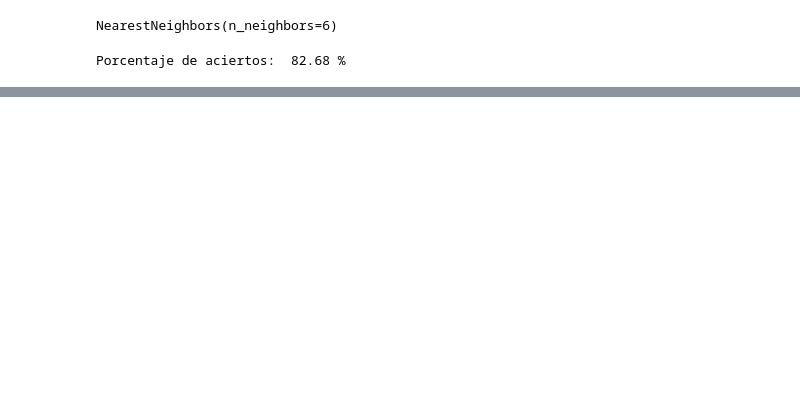
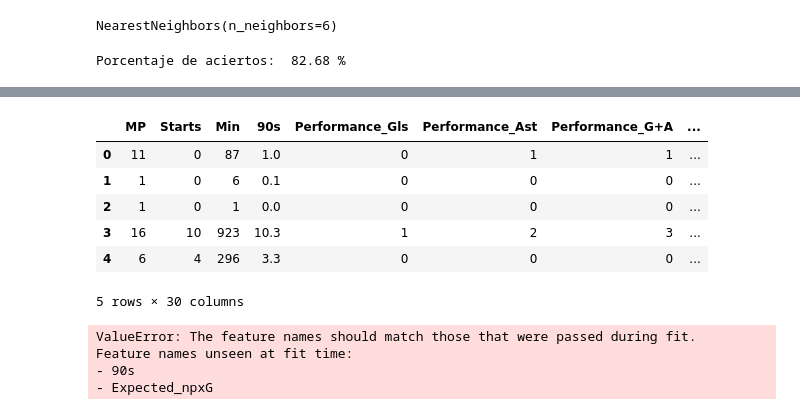
Before and after one commit to maubosc/tp_footballanalytics, a Jupyter notebook: TP_2.ipynb, the cells around one changed output, grey strips where cells are left out. Drawn from its saved outputs; the diff is of its cells as text; code cells hidden in the pictures; blank space fills up the shorter version.

```diff
--- a/TP_2.ipynb
+++ b/TP_2.ipynb
@@ -257,0 +285,14 @@ print('Porcentaje de aciertos: ', np.round(pc_aciertos, 2), '%')
+# %%
+indice_ast = df.columns.get_loc('MP') - 1
+
+data_num_sl = sl.iloc[:,indice_ast:]
+
+data_num_sl.head()
+# %% [output]
+|  | MP | Starts | Min | 90s | Performance_Gls | Performance_Ast | Performance_G+A | ... |
+| 0 | 11 | 0 | 87 | 1.0 | 0 | 1 | 1 | ... |
+| 1 | 1 | 0 | 6 | 0.1 | 0 | 0 | 0 | ... |
+| 2 | 1 | 0 | 1 | 0.0 | 0 | 0 | 0 | ... |
+| 3 | 16 | 10 | 923 | 10.3 | 1 | 2 | 3 | ... |
+| 4 | 6 | 4 | 296 | 3.3 | 0 | 0 | 0 | ... |
+5 rows × 30 columns
@@ -257,0 +302,19 @@ print('Porcentaje de aciertos: ', np.round(pc_aciertos, 2), '%')
+# %%
+posiciones = y_sl
+
+X_sl.index
+aciertos = 0
+for ind in X_sl.index:
+    distancias, indices = neighbors.kneighbors(X_sl.loc[[ind]])
+    votos = posiciones.iloc[indices.flatten()]
+    if mode(votos) == pca_clasif.iloc[ind]['Pos_filt']:
+        aciertos +=1
+
+pc_aciertos = (aciertos / X_sl.index.shape[0])*100
+
+print('Porcentaje de aciertos usando PCA: ', np.round(pc_aciertos, 2), '%')
+# %% [output]
+ValueError: The feature names should match those that were passed during fit.
+Feature names unseen at fit time:
+- 90s
+- Expected_npxG
```
Also changed, not shown: parts of 13 cells of this notebook.
